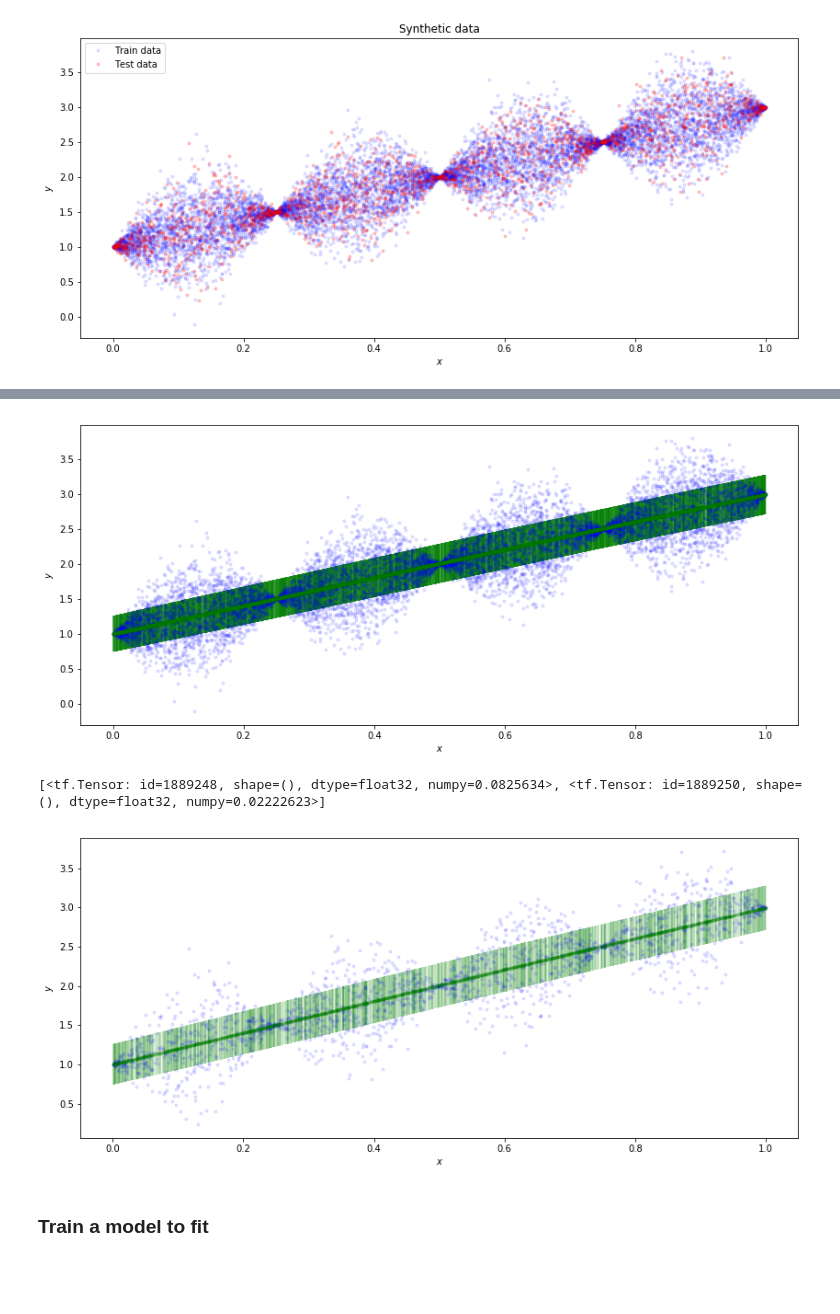
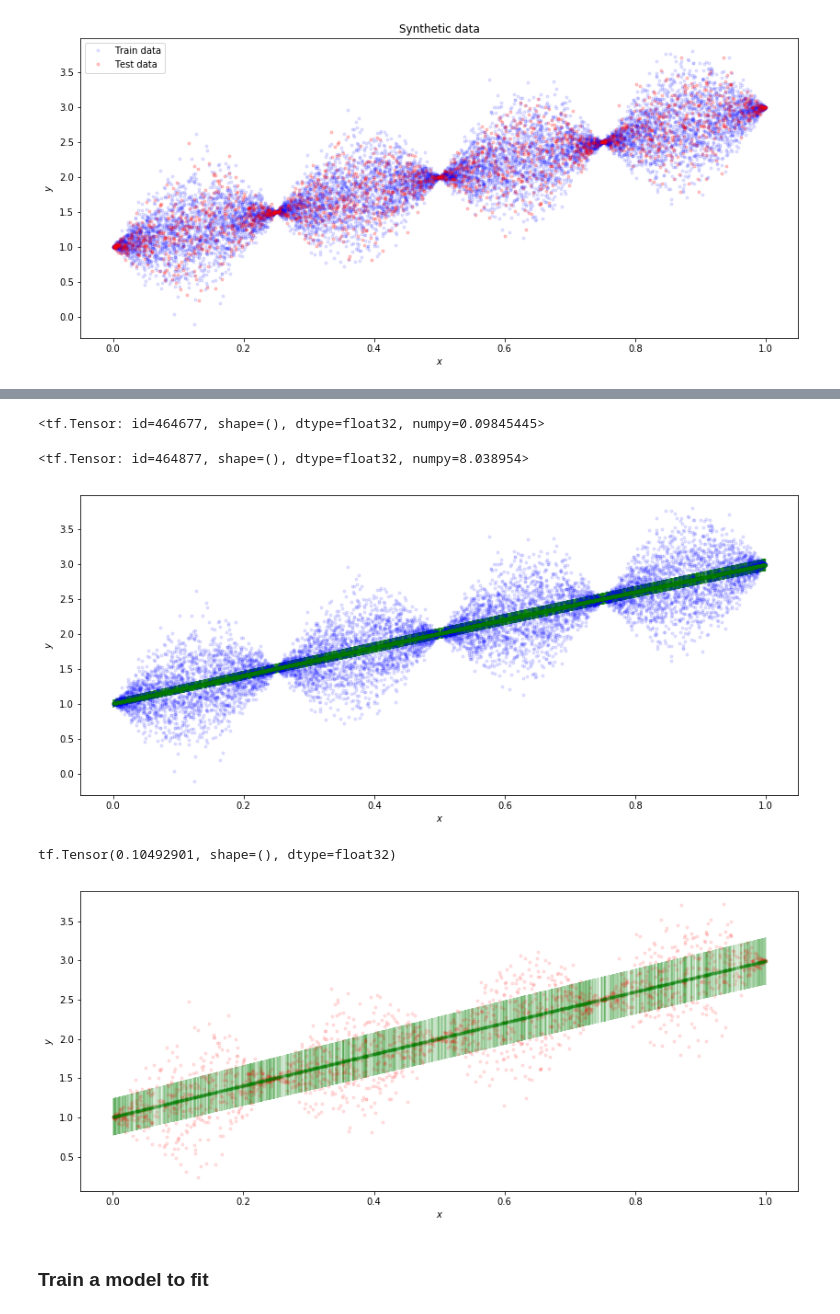
Before and after one commit to yolanda93/TEC_LAB-bayesian_probabilistic, a Jupyter notebook: BDL/01-estimate_prediction_error/01-Estimate_error_prediction.ipynb, the cells around one changed output, grey strips where cells are left out. Drawn from its saved outputs; the diff is of its cells as text; code cells hidden in the pictures; blank space fills up the shorter version.

```diff
--- a/BDL/01-estimate_prediction_error/01-Estimate_error_prediction.ipynb
+++ b/BDL/01-estimate_prediction_error/01-Estimate_error_prediction.ipynb
@@ -124,0 +209,3 @@ plt.show()
+# %%
+experiments['original']['model'] =  get_model01()
+experiments['original']['model'].summary()
@@ -124,0 +237,9 @@ plt.show()
+# %%
+def loss01(y_true, y_pred):
+    y_pred_sqr_error = (y_true[0]-y_pred[0])**2
+    return tf.reduce_mean(
+        y_pred_sqr_error +
+        (y_pred_sqr_error - y_pred[1])**2
+    )
+# %%
+experiments['original']['loss'] = loss01
@@ -199 +257,9 @@ loss01_1(train_y, pred_y)
+# %%
+experiments['original']['hyper'] = {
+    'optimizer': tf.keras.optimizers.Adam(
+        learning_rate=1e-4,
+    ),
+    'bs': experiments['original']['data']['n_train'],  # Whole dataset
+    'epochs': 10000
+}
 # %% [markdown]
@@ -285,27 +348,42 @@ Epoch: 9900     Loss: 0.09837324172258377
+# %%
+experiments['original']['loss'](
+    train_y,
+    experiments['original']['model'].predict(train_x)
+)
+# %% [output]
+<tf.Tensor: id=464677, shape=(), dtype=float32, numpy=0.09845445>
+# %%
+experiments['original']['loss'](
+    test_x,
+    experiments['original']['model'].predict(test_x)
+)
+# %% [output]
+<tf.Tensor: id=464877, shape=(), dtype=float32, numpy=8.038954>
 # %%
-pred_y = model01.predict(train_x)
+pred_y = experiments['original']['model'].predict(train_x)
 
 plt.figure(figsize=(14,6))
 plt.plot(train_x[0], train_y[0], '.', color='blue', alpha=0.1)
-plt.errorbar(train_x[0], pred_y[0], yerr=tf.sqrt(pred_y[1]), fmt='.', color='green', alpha=0.1);
+#plt.plot(train_x[0], pred_y[0], '.', color='green', alpha=0.1)
+plt.errorbar(train_x[0], pred_y[0], yerr=pred_y[1], fmt='.', color='green', alpha=0.1);
 plt.xlabel(r'$x$');
 plt.ylabel(r'$y$');
 plt.show()
 # %% [output]
-[figure, old version]
+[figure, new version]
 # %%
-pred_y = model01.predict(test_x)
+pred_y = experiments['original']['model'].predict(test_x)
 print(loss01(test_y, pred_y))
 
 plt.figure(figsize=(14,6))
-plt.plot(test_x[0], test_y[0], '.', color='blue', alpha=0.1)
+plt.plot(test_x[0], test_y[0], '.', color='red', alpha=0.1)
 plt.errorbar(test_x[0], pred_y[0], yerr=tf.sqrt(pred_y[1]), fmt='.', color='green', alpha=0.1);
 plt.xlabel(r'$x$');
 plt.ylabel(r'$y$');
 plt.show()
 # %% [output]
-[<tf.Tensor: id=1889248, shape=(), dtype=float32, numpy=0.0825634>, <tf.Tensor: id=1889250, shape=(), dtype=float32, numpy=0.02222623>]
+tf.Tensor(0.10492901, shape=(), dtype=float32)
-[figure, old version]
+[figure, new version]
 # %% [markdown]
 ### Train a model to fit
 # %% [raw]
```
Also changed, not shown: parts of 37 cells of this notebook.
